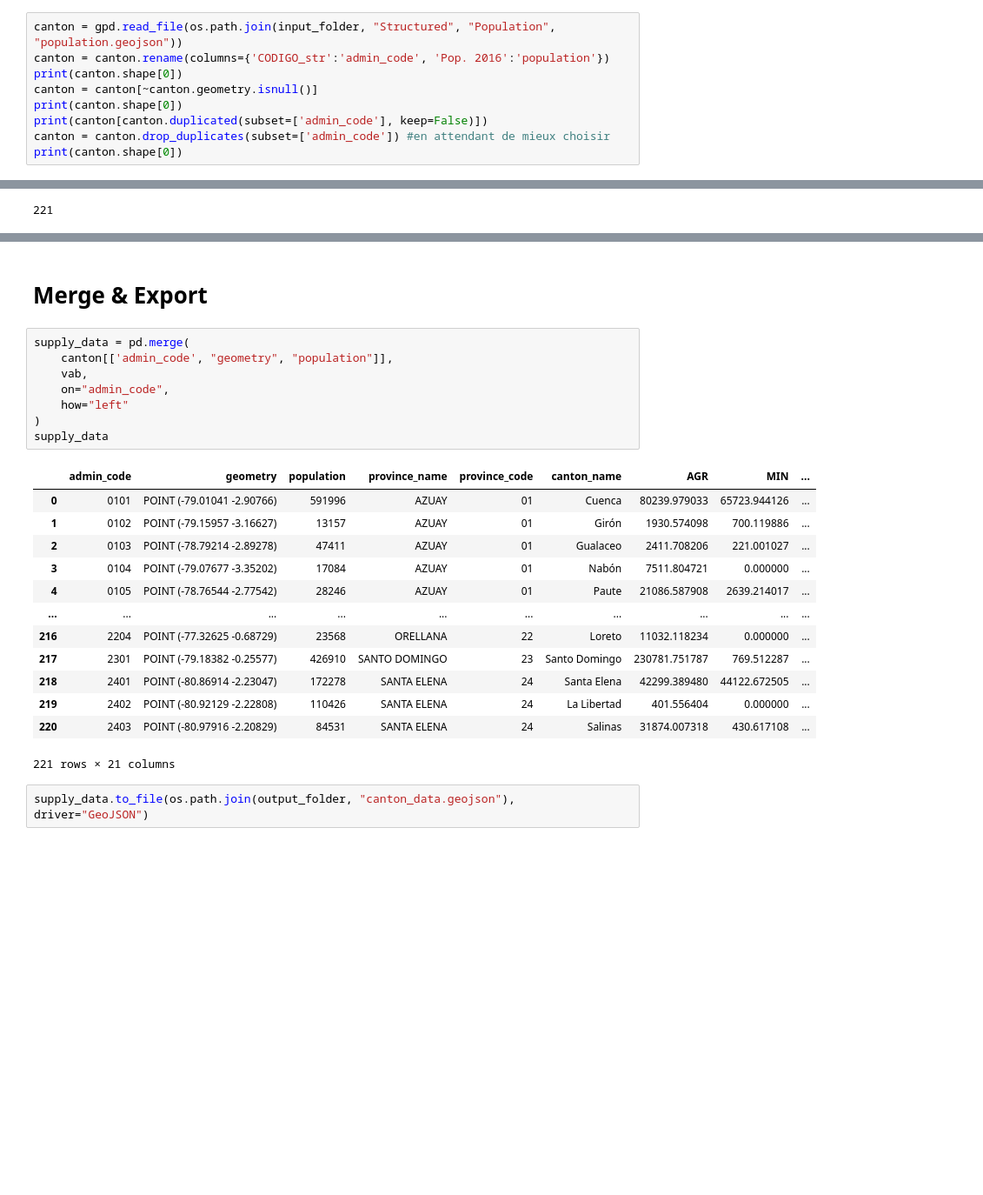
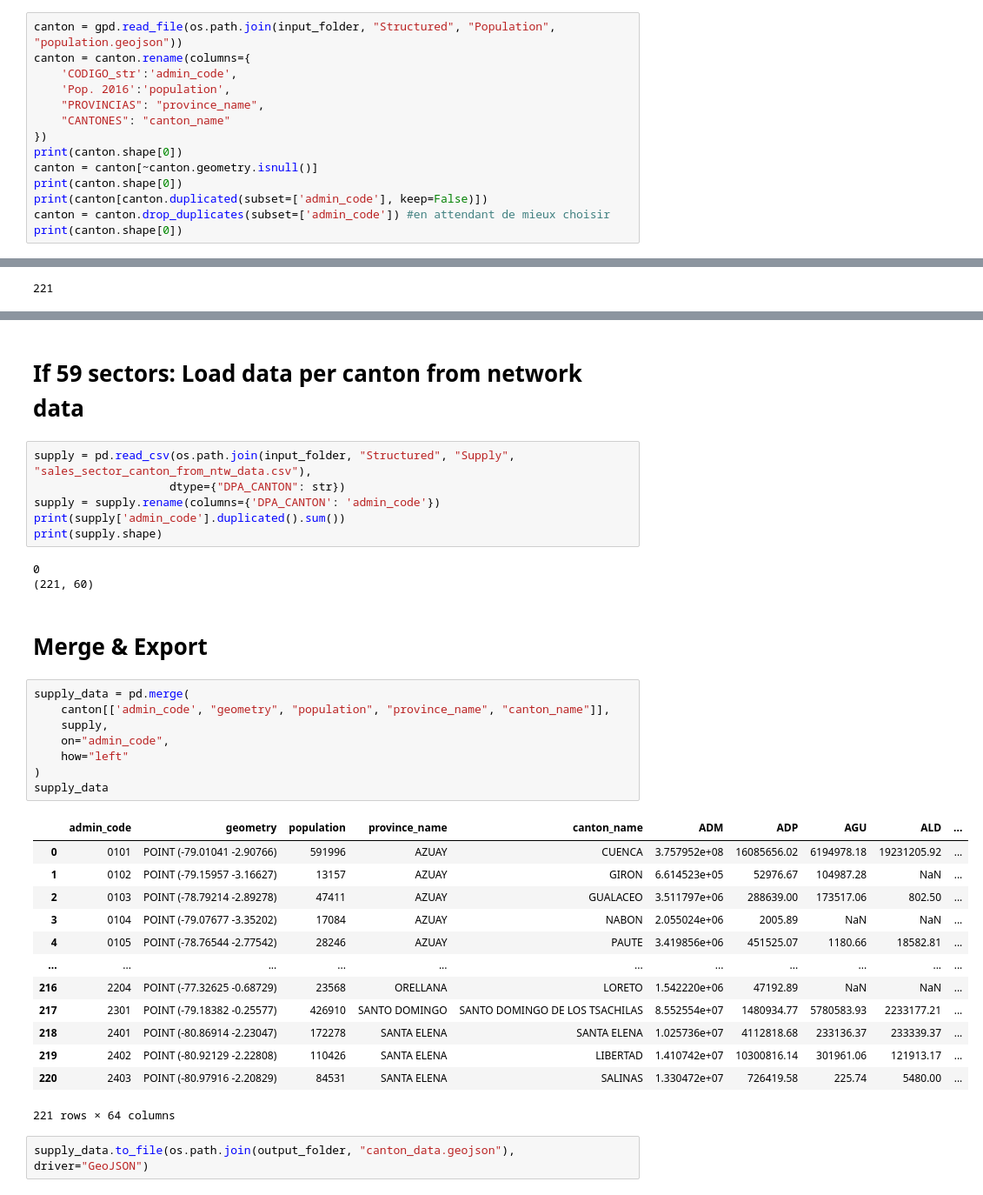
Before and after one commit to ccolon/disrupt-sc, a Jupyter notebook: dataprep/SupplyPerCanton13sectors.ipynb, the cells around one changed output, grey strips where cells are left out. Shown at 87% size. Drawn from its saved outputs; the diff is of its cells as text; blank space fills up the shorter version.

Commit message:
updated data and fix bugs

```diff
--- a/dataprep/SupplyPerCanton13sectors.ipynb
+++ b/dataprep/SupplyPerCanton13sectors.ipynb
@@ -9,7 +9,12 @@ output_folder = os.path.join('..', 'input', 'Ecuador', 'Subnational')
 # Load GeoJSON that link a Canton with a Point (=largest city)
 # %%
 canton = gpd.read_file(os.path.join(input_folder, "Structured", "Population", "population.geojson"))
-canton = canton.rename(columns={'CODIGO_str':'admin_code', 'Pop. 2016':'population'})
+canton = canton.rename(columns={
+    'CODIGO_str':'admin_code',
+    'Pop. 2016':'population',
+    "PROVINCIAS": "province_name",
+    "CANTONES": "canton_name"
+})
 print(canton.shape[0])
 canton = canton[~canton.geometry.isnull()]
 print(canton.shape[0])
@@ -58,30 +64,41 @@ vab
 | 219 | SANTA ELENA | 24 | La Libertad | 2402 | 401.556404 | 0.000000 | 160481.260505 | 4378.297958 | 72954.003530 | ... |
 | 220 | SANTA ELENA | 24 | Salinas | 2403 | 31874.007318 | 430.617108 | 2285.321483 | 5234.797951 | 68048.359460 | ... |
 221 rows × 19 columns
+# %% [markdown]
+# If 59 sectors: Load data per canton from network data
+# %%
+supply = pd.read_csv(os.path.join(input_folder, "Structured", "Supply", "sales_sector_canton_from_ntw_data.csv"),
+                    dtype={"DPA_CANTON": str})
+supply = supply.rename(columns={'DPA_CANTON': 'admin_code'})
+print(supply['admin_code'].duplicated().sum())
+print(supply.shape)
+# %% [output]
+0
+(221, 60)
 # %% [markdown]
 # Merge & Export
 # %%
 supply_data = pd.merge(
-    canton[['admin_code', "geometry", "population"]],
-    vab,
+    canton[['admin_code', "geometry", "population", "province_name", "canton_name"]],
+    supply,
     on="admin_code",
     how="left"
 )
 supply_data
 # %% [output]
-|  | admin_code | geometry | population | province_name | province_code | canton_name | AGR | MIN | ... |
-| 0 | 0101 | POINT (-79.01041 -2.90766) | 591996 | AZUAY | 01 | Cuenca | 80239.979033 | 65723.944126 | ... |
-| 1 | 0102 | POINT (-79.15957 -3.16627) | 13157 | AZUAY | 01 | Girón | 1930.574098 | 700.119886 | ... |
-| 2 | 0103 | POINT (-78.79214 -2.89278) | 47411 | AZUAY | 01 | Gualaceo | 2411.708206 | 221.001027 | ... |
-| 3 | 0104 | POINT (-79.07677 -3.35202) | 17084 | AZUAY | 01 | Nabón | 7511.804721 | 0.000000 | ... |
-| 4 | 0105 | POINT (-78.76544 -2.77542) | 28246 | AZUAY | 01 | Paute | 21086.587908 | 2639.214017 | ... |
-| ... | ... | ... | ... | ... | ... | ... | ... | ... | ... |
-| 216 | 2204 | POINT (-77.32625 -0.68729) | 23568 | ORELLANA | 22 | Loreto | 11032.118234 | 0.000000 | ... |
-| 217 | 2301 | POINT (-79.18382 -0.25577) | 426910 | SANTO DOMINGO | 23 | Santo Domingo | 230781.751787 | 769.512287 | ... |
-| 218 | 2401 | POINT (-80.86914 -2.23047) | 172278 | SANTA ELENA | 24 | Santa Elena | 42299.389480 | 44122.672505 | ... |
-| 219 | 2402 | POINT (-80.92129 -2.22808) | 110426 | SANTA ELENA | 24 | La Libertad | 401.556404 | 0.000000 | ... |
-| 220 | 2403 | POINT (-80.97916 -2.20829) | 84531 | SANTA ELENA | 24 | Salinas | 31874.007318 | 430.617108 | ... |
+|  | admin_code | geometry | population | province_name | canton_name | ADM | ADP | AGU | ALD | ... |
+| 0 | 0101 | POINT (-79.01041 -2.90766) | 591996 | AZUAY | CUENCA | 3.757952e+08 | 16085656.02 | 6194978.18 | 19231205.92 | ... |
+| 1 | 0102 | POINT (-79.15957 -3.16627) | 13157 | AZUAY | GIRON | 6.614523e+05 | 52976.67 | 104987.28 | NaN | ... |
+| 2 | 0103 | POINT (-78.79214 -2.89278) | 47411 | AZUAY | GUALACEO | 3.511797e+06 | 288639.00 | 173517.06 | 802.50 | ... |
+| 3 | 0104 | POINT (-79.07677 -3.35202) | 17084 | AZUAY | NABON | 2.055024e+06 | 2005.89 | NaN | NaN | ... |
+| 4 | 0105 | POINT (-78.76544 -2.77542) | 28246 | AZUAY | PAUTE | 3.419856e+06 | 451525.07 | 1180.66 | 18582.81 | ... |
+| ... | ... | ... | ... | ... | ... | ... | ... | ... | ... | ... |
+| 216 | 2204 | POINT (-77.32625 -0.68729) | 23568 | ORELLANA | LORETO | 1.542220e+06 | 47192.89 | NaN | NaN | ... |
+| 217 | 2301 | POINT (-79.18382 -0.25577) | 426910 | SANTO DOMINGO | SANTO DOMINGO DE LOS TSACHILAS | 8.552554e+07 | 1480934.77 | 5780583.93 | 2233177.21 | ... |
+| 218 | 2401 | POINT (-80.86914 -2.23047) | 172278 | SANTA ELENA | SANTA ELENA | 1.025736e+07 | 4112818.68 | 233136.37 | 233339.37 | ... |
+| 219 | 2402 | POINT (-80.92129 -2.22808) | 110426 | SANTA ELENA | LIBERTAD | 1.410742e+07 | 10300816.14 | 301961.06 | 121913.17 | ... |
+| 220 | 2403 | POINT (-80.97916 -2.20829) | 84531 | SANTA ELENA | SALINAS | 1.330472e+07 | 726419.58 | 225.74 | 5480.00 | ... |
-221 rows × 21 columns
+221 rows × 64 columns
 # %%
 supply_data.to_file(os.path.join(output_folder, "canton_data.geojson"), driver="GeoJSON")
 # %%
```
Also changed, not shown: parts of 4 cells of this notebook, 4 other files.
